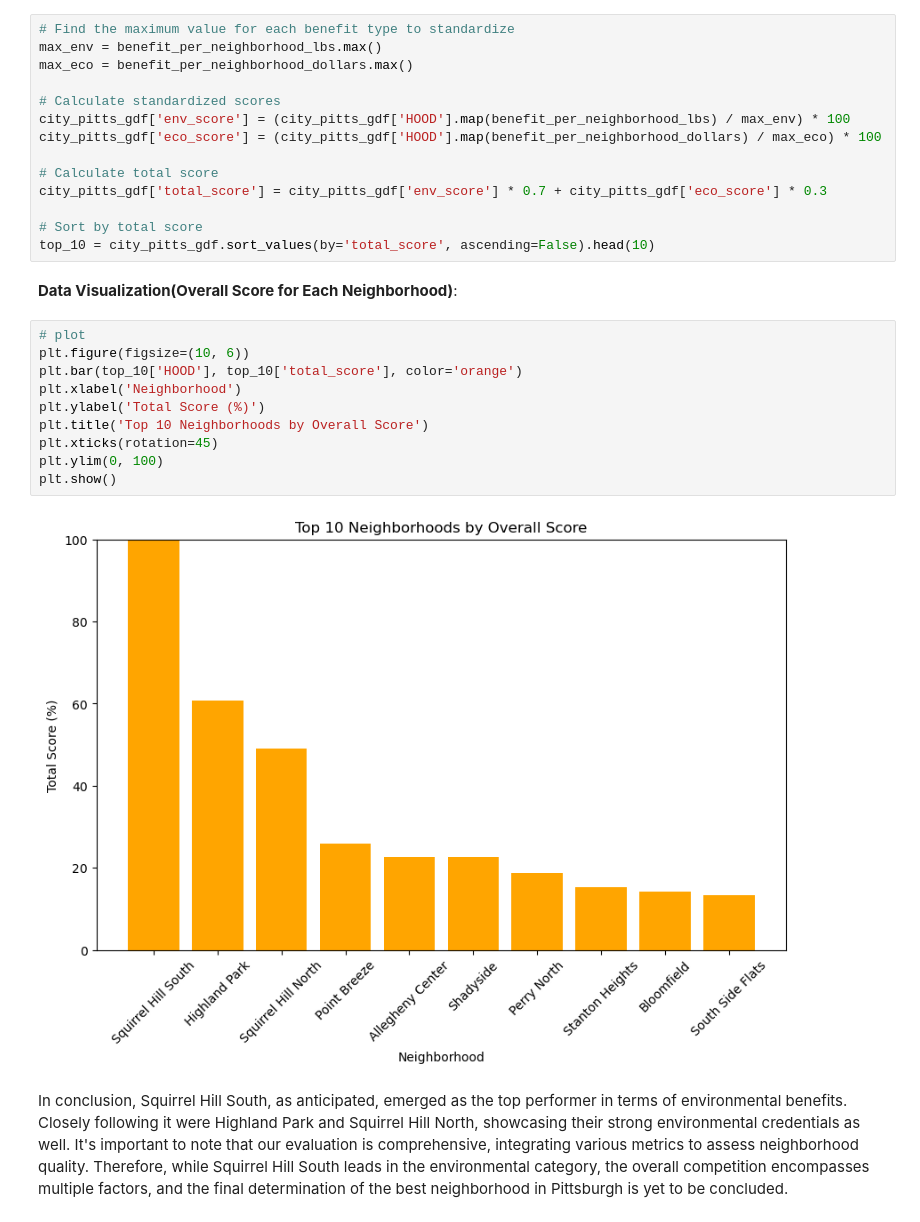
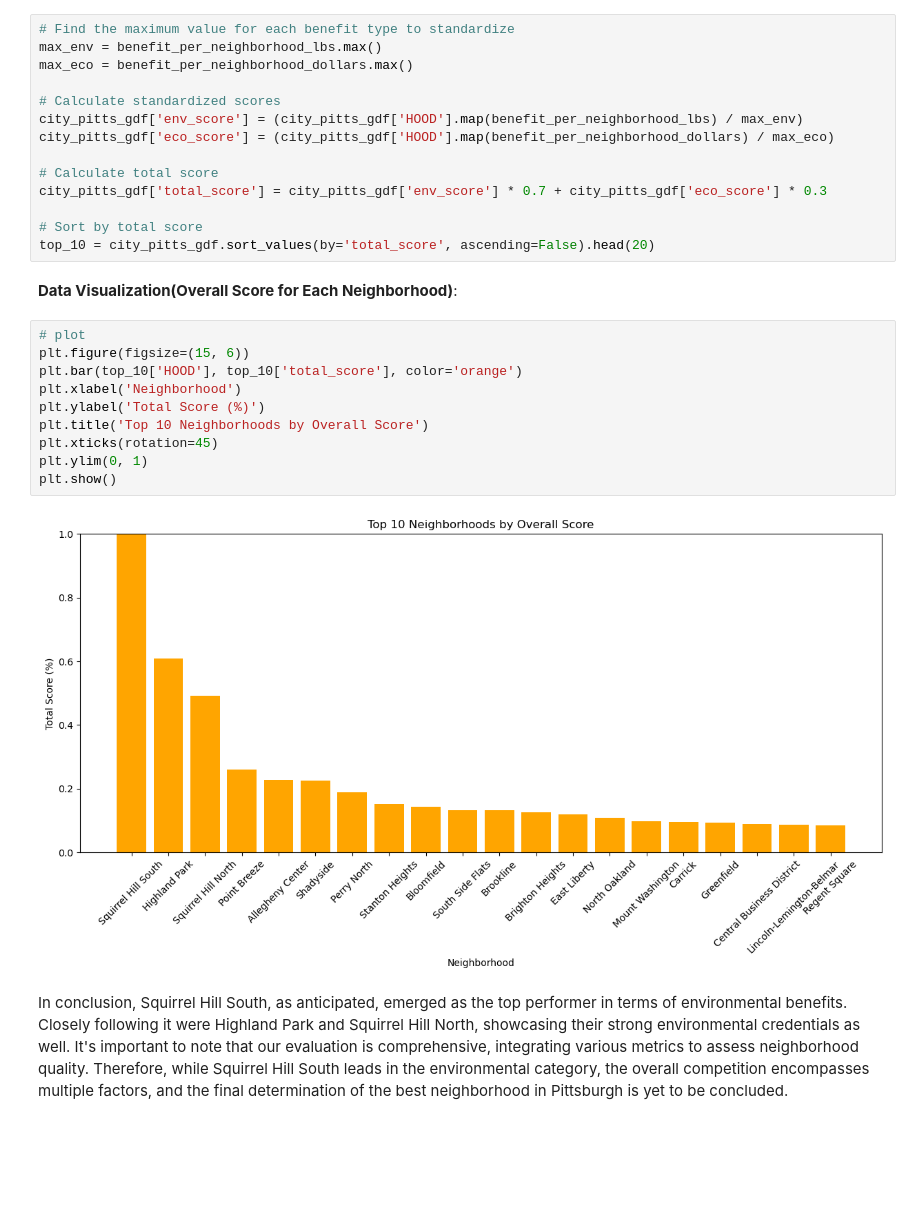
Before and after one commit to Irisiiin/Final-Project-Group-1_CMPINF0010, a Jupyter notebook: Zhuoyan's work/ZhuoyanCen.ipynb, the cells around one changed output. Saved outputs shown, nothing was run; the diff lists cells and outputs as text; blank space fills up the shorter version.

```diff
--- a/Zhuoyan's work/ZhuoyanCen.ipynb
+++ b/Zhuoyan's work/ZhuoyanCen.ipynb
@@ -128,27 +126,27 @@ max_env = benefit_per_neighborhood_lbs.max()
 max_eco = benefit_per_neighborhood_dollars.max()
 
 # Calculate standardized scores
-city_pitts_gdf['env_score'] = (city_pitts_gdf['HOOD'].map(benefit_per_neighborhood_lbs) / max_env) * 100
-city_pitts_gdf['eco_score'] = (city_pitts_gdf['HOOD'].map(benefit_per_neighborhood_dollars) / max_eco) * 100
+city_pitts_gdf['env_score'] = (city_pitts_gdf['HOOD'].map(benefit_per_neighborhood_lbs) / max_env)
+city_pitts_gdf['eco_score'] = (city_pitts_gdf['HOOD'].map(benefit_per_neighborhood_dollars) / max_eco)
 
 # Calculate total score
 city_pitts_gdf['total_score'] = city_pitts_gdf['env_score'] * 0.7 + city_pitts_gdf['eco_score'] * 0.3
 
 # Sort by total score
-top_10 = city_pitts_gdf.sort_values(by='total_score', ascending=False).head(10)
+top_10 = city_pitts_gdf.sort_values(by='total_score', ascending=False).head(20)
 # %% [markdown]
 **Data Visualization(Overall Score for Each Neighborhood)**:
 # %%
 # plot
-plt.figure(figsize=(10, 6))
+plt.figure(figsize=(15, 6))
 plt.bar(top_10['HOOD'], top_10['total_score'], color='orange')
 plt.xlabel('Neighborhood')
 plt.ylabel('Total Score (%)')
 plt.title('Top 10 Neighborhoods by Overall Score')
 plt.xticks(rotation=45)
-plt.ylim(0, 100)
+plt.ylim(0, 1)
 plt.show()
 # %% [output]
-[figure, old version]
+[figure, new version]
 # %% [markdown]
 In conclusion, Squirrel Hill South, as anticipated, emerged as the top performer in terms of environmental benefits. Closely following it were Highland Park and Squirrel Hill North, showcasing their strong environmental credentials as well. It's important to note that our evaluation is comprehensive, integrating various metrics to assess neighborhood quality. Therefore, while Squirrel Hill South leads in the environmental category, the overall competition encompasses multiple factors, and the final determination of the best neighborhood in Pittsburgh is yet to be concluded.
```
Also changed, not shown: parts of 3 cells of this notebook.
